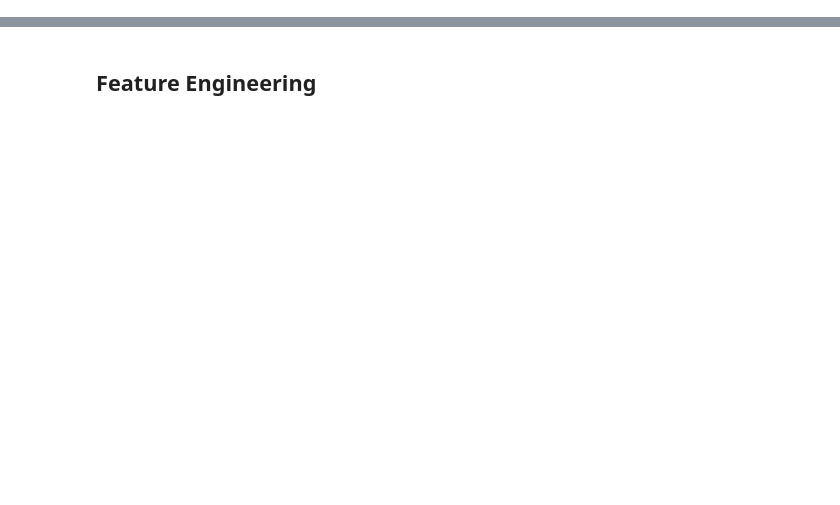
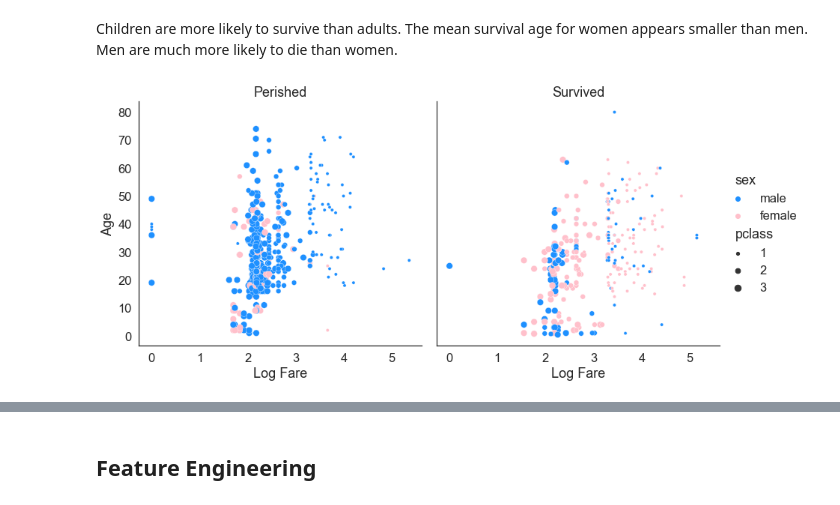
Before and after one commit to l-schultheis/kaggle-titanic, a Jupyter notebook: eda-and-modeling.ipynb, the cells around one changed output, grey strips where cells are left out. Cells and saved outputs as stored; diff of their text form; code cells hidden in the pictures; blank space fills up the shorter version.

```diff
--- a/eda-and-modeling.ipynb
+++ b/eda-and-modeling.ipynb
@@ -270,0 +63,16 @@ Name: age, dtype: float64
+# %% [markdown]
+Children are more likely to survive than adults. The mean survival age for women appears smaller than men. Men are much more likely to die than women.
+# %%
+# Some tickets are for groups, we create a variable for avg fare over group
+train['ticket_group'] = train.groupby('ticket').ticket.transform('count')
+train['group_fare_avg'] = train.fare / train.ticket_group
+
+p = sns.relplot(data=train, x=np.log(1+train.group_fare_avg), y='age',
+                col='survived', hue='sex', size='pclass', height=6)
+p.axes_dict[0].set_title('Perished')
+p.axes_dict[1].set_title('Survived')
+p.set_ylabels('Age')
+p.set_xlabels('Log Fare')
+plt.show()
+# %% [output]
+[figure, added]
```
Also changed, not shown: parts of 110 cells of this notebook, 2 other files.
